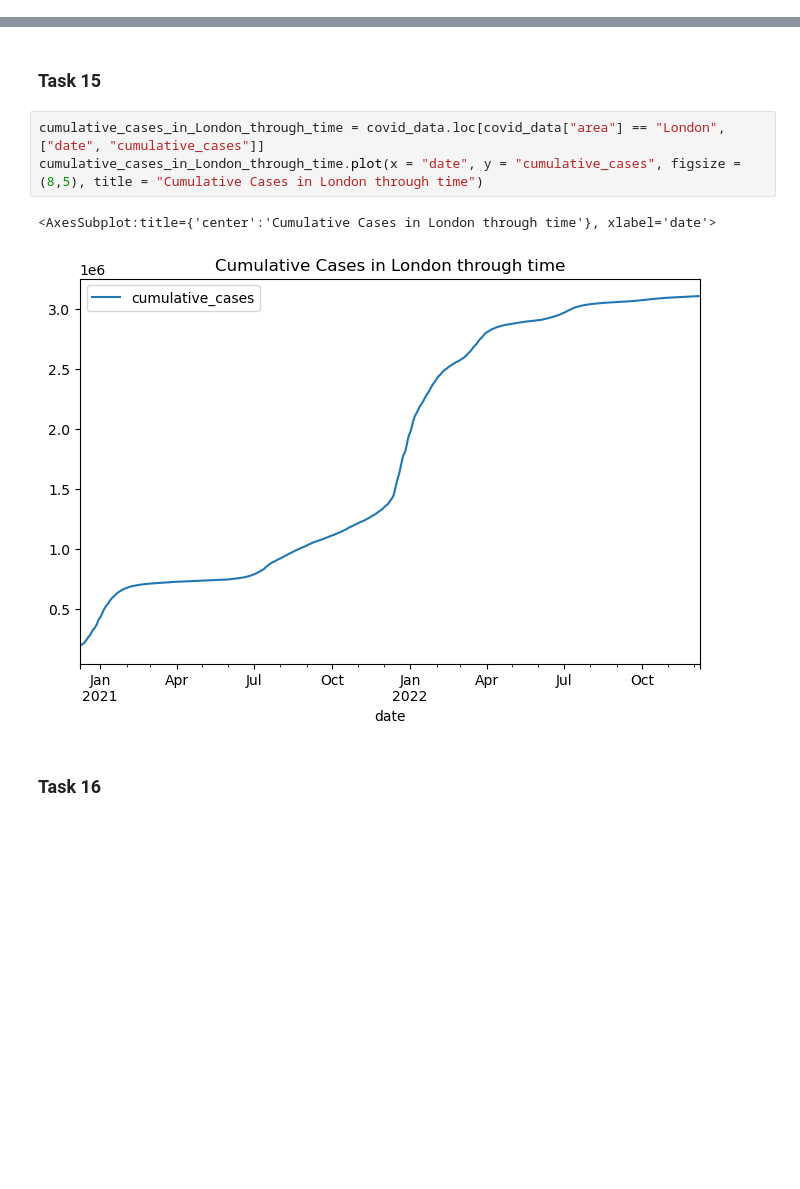
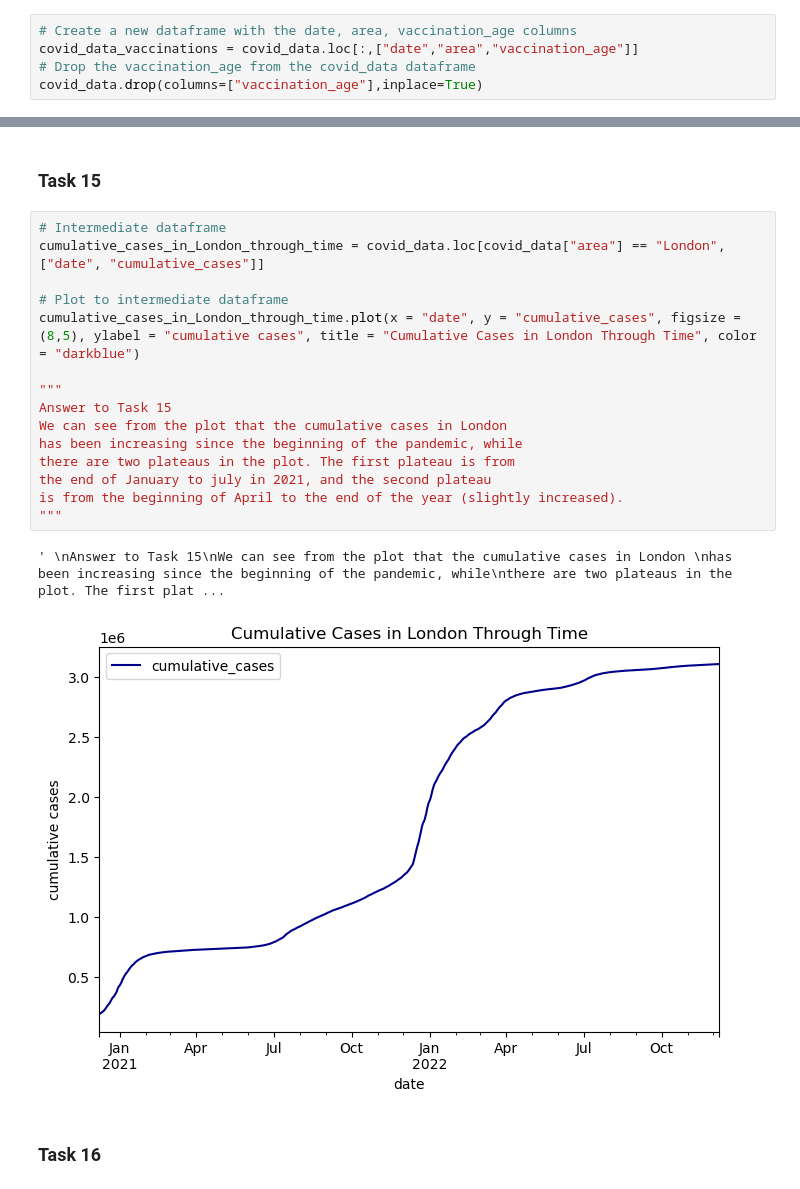
Before and after one commit to congrendai/CW2_for_computer_programing, a Jupyter notebook: CW2_A1.ipynb, the cells around one changed output, grey strips where cells are left out. Drawn from its saved outputs; the diff is of its cells as text; blank space fills up the shorter version.

```diff
--- a/CW2_A1.ipynb
+++ b/CW2_A1.ipynb
@@ -174,3 +175,8 @@ covid_data_vaccinations = covid_data.loc[:,["date","area","vaccination_age"]]
+# %%
+# Create a new dataframe with the date, area, vaccination_age columns
+covid_data_vaccinations = covid_data.loc[:,["date","area","vaccination_age"]]
+# Drop the vaccination_age from the covid_data dataframe
+covid_data.drop(columns=["vaccination_age"],inplace=True)
 # %% [markdown]
 ### Task 14
 # %%
@@ -193,11 +207,23 @@ covid_data_vaccinations_wide.drop(columns=[
 ## 1.3 Sub-activity: Aggregating, plotting, and analysing
 # %% [markdown]
 ### Task 15
-# %%
-cumulative_cases_in_London_through_time = covid_data.loc[covid_data["area"] == "London", ["date", "cumulative_cases"]]
-cumulative_cases_in_London_through_time.plot(x = "date", y = "cumulative_cases", figsize = (8,5), title = "Cumulative Cases in London through time")
-# %% [output]
-<AxesSubplot:title={'center':'Cumulative Cases in London through time'}, xlabel='date'>
-[figure, removed]
+# %%
+# Intermediate dataframe
+cumulative_cases_in_London_through_time = covid_data.loc[covid_data["area"] == "London", ["date", "cumulative_cases"]]
+
+# Plot to intermediate dataframe
+cumulative_cases_in_London_through_time.plot(x = "date", y = "cumulative_cases", figsize = (8,5), ylabel = "cumulative cases", title = "Cumulative Cases in London Through Time", color = "darkblue")
+
+"""
+Answer to Task 15
+We can see from the plot that the cumulative cases in London
+has been increasing since the beginning of the pandemic, while
+there are two plateaus in the plot. The first plateau is from
+the end of January to july in 2021, and the second plateau
+is from the beginning of April to the end of the year (slightly increased).
+"""
+# %% [output]
+' \nAnswer to Task 15\nWe can see from the plot that the cumulative cases in London \nhas been increasing since the beginning of the pandemic, while\nthere are two plateaus in the plot. The first plat ...
+[figure, added]
 # %% [markdown]
 ### Task 16
```
Also changed, not shown: parts of 7 cells of this notebook.
